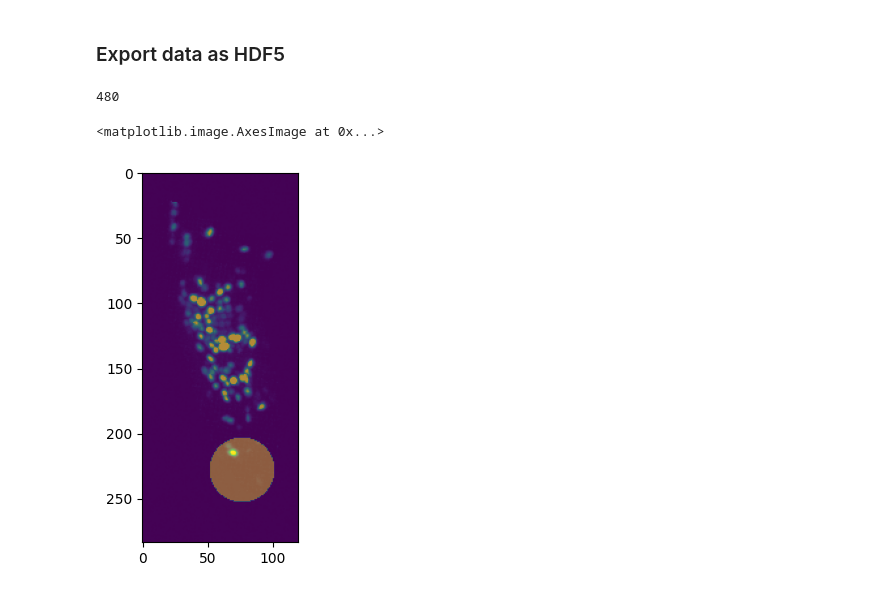
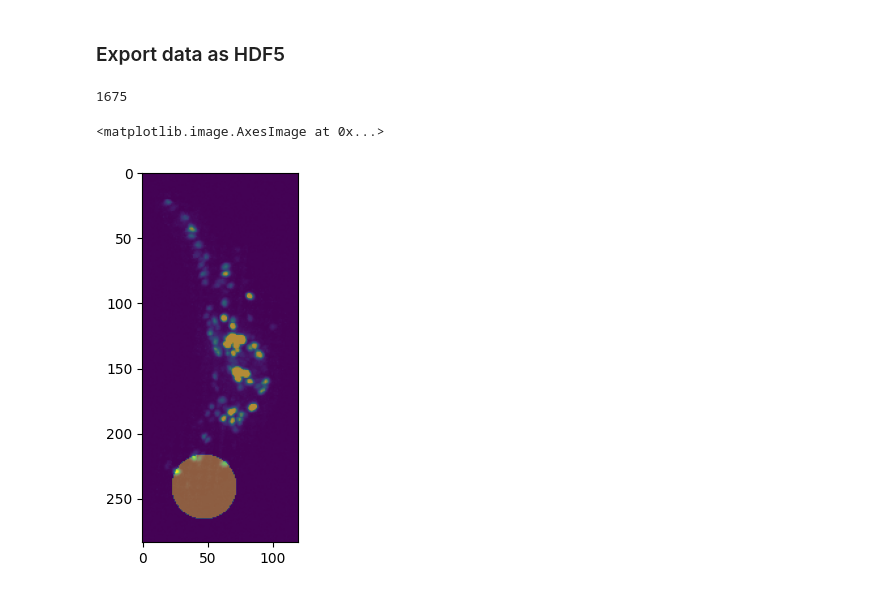
Before and after one commit to dikang13/head_detector_unet2d, a Jupyter notebook: notebooks/prepare_data/generate_postCropNet_data_from_imageClick.ipynb, the cells around one changed output. Drawn from its saved outputs; the diff is of its cells as text; code cells hidden in the pictures.

Commit message:
this version passed test for train-val-test on single .h5 as data file

```diff
--- a/notebooks/prepare_data/generate_postCropNet_data_from_imageClick.ipynb
+++ b/notebooks/prepare_data/generate_postCropNet_data_from_imageClick.ipynb
@@ -86,7 +65,7 @@ labels_dir = {
 # %%
 ### if you would like to include both positive and negative examples
-max_positives = 50 # per dataset
-max_negatives = 20 # per dataset
+max_positives = 70 # per dataset
+max_negatives = 10 # per dataset
 
 all_imgs_raw = []
 all_imgs_label = []
@@ -99,7 +78,7 @@ negative_info = []
 for dataset_id, path_csv in labels_dir.items():
     print(f"Processing CSV: {path_csv}")
     df = pd.read_csv(path_csv)
-    png_dir = os.path.dirname(path_csv)
+    png_dir = os.path.dirname(path_csv) #######
 
     #--------------------------------------------------------------------------
     # Helper function to extract frame number from filename, e.g. "frame_12.png" -> 12
@@ -262,33 +234,0 @@ another_labels_dir = {
-# %%
-max_per_dataset = 60
-
-for k,path_csv in another_labels_dir.items():
-    print(path_csv)
-
-    png_dir = os.path.dirname(path_csv)
-    csv = pd.read_csv(path_csv)
-
-    for row in range(min(len(csv), max_per_dataset)):
-
-        png_path = os.path.join(png_dir, csv['image_name'][row]) # create full path
-        img_raw = np.array(Image.open(png_path), dtype=np.uint16)
-
-        # head_pos = (csv['Y'][row], csv['X'][row]) # invert xy coordinates to retrieve label as a single point
-        img_label = np.zeros(img_raw.shape, dtype=bool)
-
-        # Create meshgrid of coordinates
-        y, x = np.ogrid[:img_label.shape[0], :img_label.shape[1]]
-
-        # Calculate distances from head_pos
-        str_coords = csv['coordinates'][row]
-        if str_coords != "skipped":
-            coords = str_coords.split(',')
-            xcoord = int(coords[0])
-            ycoord = int(coords[1])
-            distances = np.sqrt((x - xcoord)**2 + (y - ycoord)**2)
-
-            # Set values where distance < 25 to 1
-            img_label[distances < 25] = 1
-
-            all_imgs_raw.append(img_raw)
-            all_imgs_label.append(img_label)
@@ -295,12 +286,12 @@ for k,path_csv in another_labels_dir.items():
 # %% [markdown]
 ### Export data as HDF5
 # %%
-path_new_h5 = "/store1/candy/prj_unet2d/data/postCropNet_2024.h5"
+path_new_h5 = "/store1/candy/prj_unet2d/data/postCropNet.h5"
 total = 0
 
 # Open the HDF5 file in write mode
 with h5py.File(path_new_h5, 'w') as f:
-    for i in range(len(all_imgs_label)):  # Python uses 0-based indexing
+    for i in range(len(cleaned_imgs_label)):  # Python uses 0-based indexing
         # Create group name as string
         d = str(i + 1)  # +1 to match Julia's 1-based indexing
 
@@ -309,23 +300,23 @@ with h5py.File(path_new_h5, 'w') as f:
 
         # Store the image and label data in the group
         # Convert to uint16 (equivalent to UInt16 in Julia)
-        grp.create_dataset("img", data=all_imgs_raw[i].astype(np.uint16))
-        grp.create_dataset("label", data=all_imgs_label[i])
+        grp.create_dataset("img", data=cleaned_imgs_raw[i].astype(np.uint16))
+        grp.create_dataset("label", data=cleaned_imgs_label[i])
         total += 1
 total
 # %% [output]
-480
+1675
 # %%
 ### check to see if output is as expected
-path_h5 = "/store1/candy/prj_unet2d/data/postCropNet_2024.h5"
+path_h5 = "/store1/candy/prj_unet2d/data/postCropNet.h5"
 i = '250'
 
 with h5py.File(path_h5, 'r') as file:
     img_raw = file[i]['img'][()]    # converts to numpy array
     img_label = file[i]['label'][()] # converts to numpy array
 
 plt.imshow(img_raw)
 plt.imshow(img_label, alpha=0.4)
 # %% [output]
 <matplotlib.image.AxesImage at 0x...>
-[figure, old version]
+[figure, new version]
```
Also changed, not shown: parts of 13 cells of this notebook, 8 other files.
